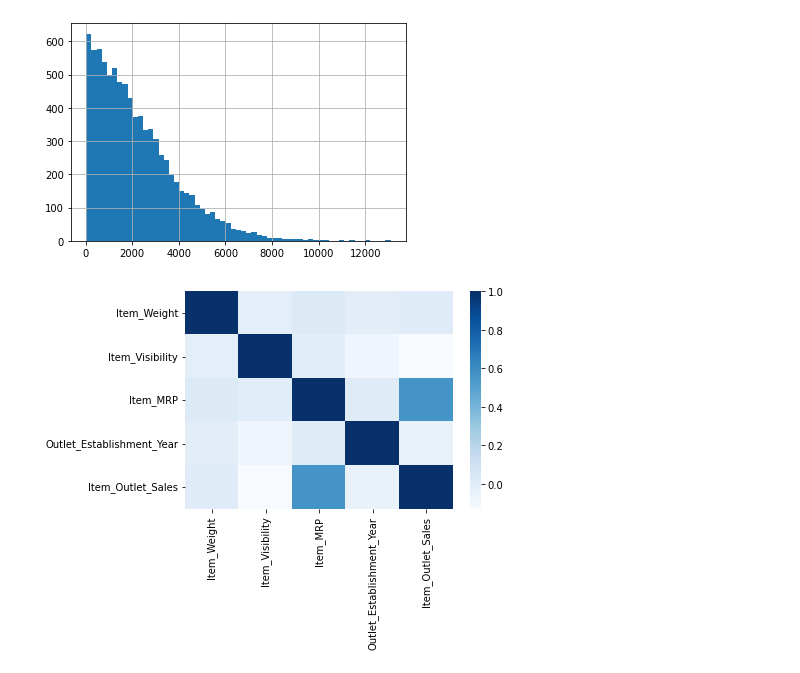
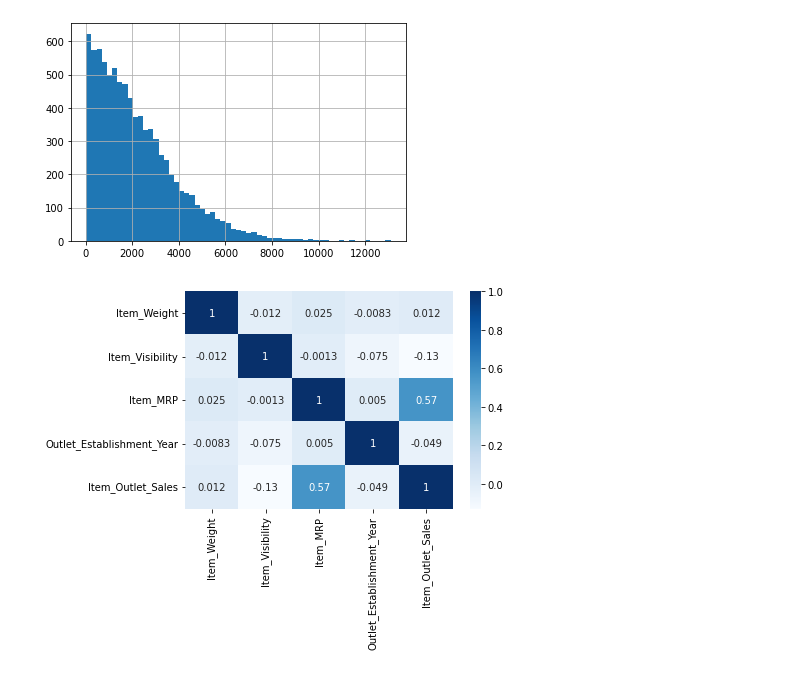
Before and after one commit to michaelengh/ProjectOne, a Jupyter notebook: 08___Project1Part3.ipynb, the cells around one changed output. Cells and saved outputs as stored; diff of their text form; code cells hidden in the pictures.

```diff
--- a/08___Project1Part3.ipynb
+++ b/08___Project1Part3.ipynb
@@ -240,6 +240,6 @@ df['Item_Outlet_Sales'].hist(bins='auto')
 # %%
 corr = df.corr()
 # %%
-sns.heatmap(corr, cmap = 'Blues');
+sns.heatmap(corr, cmap = 'Blues', annot=True);
 # %% [output]
-[figure, old version]
+[figure, new version]
```
Also changed, not shown: parts of 13 cells of this notebook.
